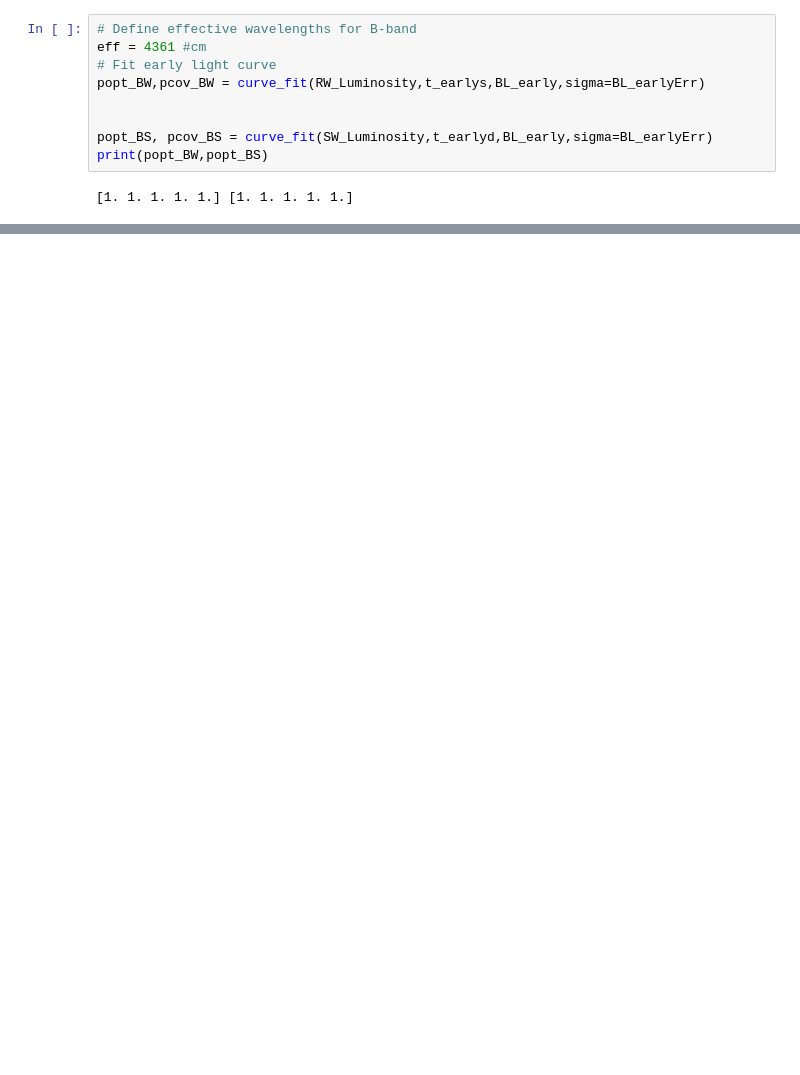
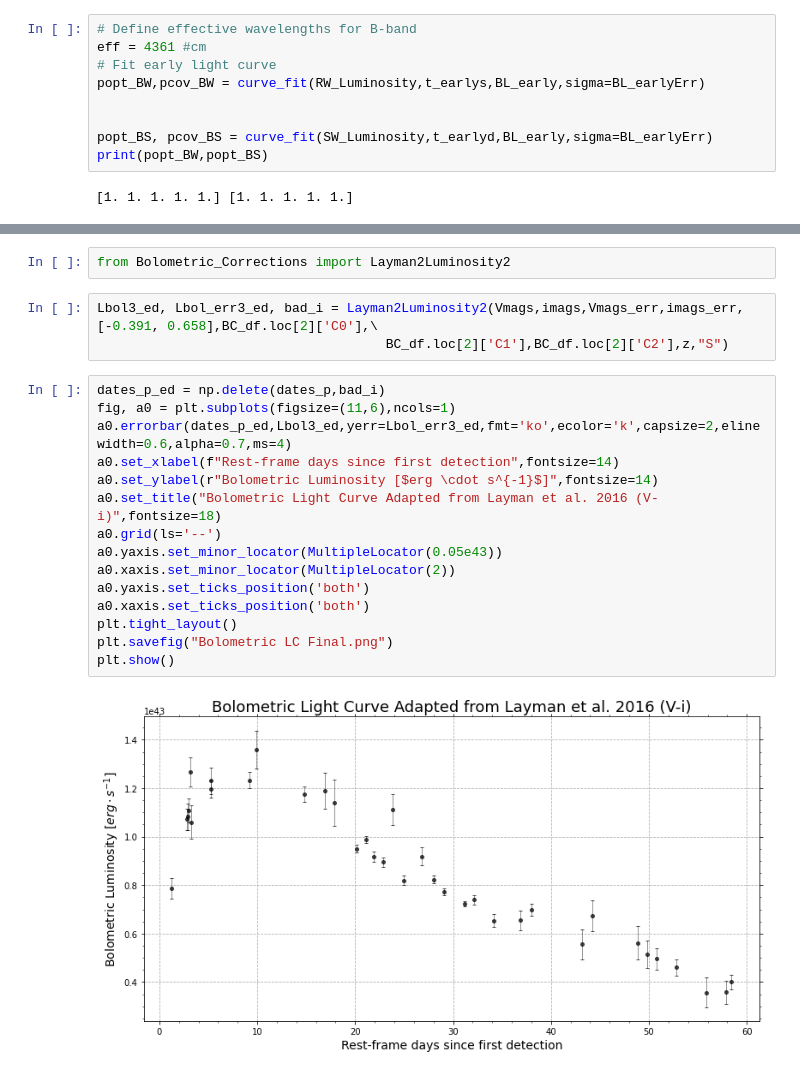
Before and after one commit to 159Patrick159/ZN-7090, a Jupyter notebook: Scripts/Light Curve Modelling.ipynb, the cells around one changed output, grey strips where cells are left out. Drawn from its saved outputs; the diff is of its cells as text; blank space fills up the shorter version.

```diff
--- a/Scripts/Light Curve Modelling.ipynb
+++ b/Scripts/Light Curve Modelling.ipynb
@@ -808,0 +806,22 @@ Notes for tomorrow:
+# %%
+from Bolometric_Corrections import Layman2Luminosity2
+# %%
+Lbol3_ed, Lbol_err3_ed, bad_i = Layman2Luminosity2(Vmags,imags,Vmags_err,imags_err,[-0.391, 0.658],BC_df.loc[2]['C0'],\
+                                     BC_df.loc[2]['C1'],BC_df.loc[2]['C2'],z,"S")
+# %%
+dates_p_ed = np.delete(dates_p,bad_i)
+fig, a0 = plt.subplots(figsize=(11,6),ncols=1)
+a0.errorbar(dates_p_ed,Lbol3_ed,yerr=Lbol_err3_ed,fmt='ko',ecolor='k',capsize=2,elinewidth=0.6,alpha=0.7,ms=4)
+a0.set_xlabel(f"Rest-frame days since first detection",fontsize=14)
+a0.set_ylabel(r"Bolometric Luminosity [$erg \cdot s^{-1}$]",fontsize=14)
+a0.set_title("Bolometric Light Curve Adapted from Layman et al. 2016 (V-i)",fontsize=18)
+a0.grid(ls='--')
+a0.yaxis.set_minor_locator(MultipleLocator(0.05e43))
+a0.xaxis.set_minor_locator(MultipleLocator(2))
+a0.yaxis.set_ticks_position('both')
+a0.xaxis.set_ticks_position('both')
+plt.tight_layout()
+plt.savefig("Bolometric LC Final.png")
+plt.show()
+# %% [output]
+[figure, added]
```
Also changed, not shown: parts of 22 cells of this notebook.
